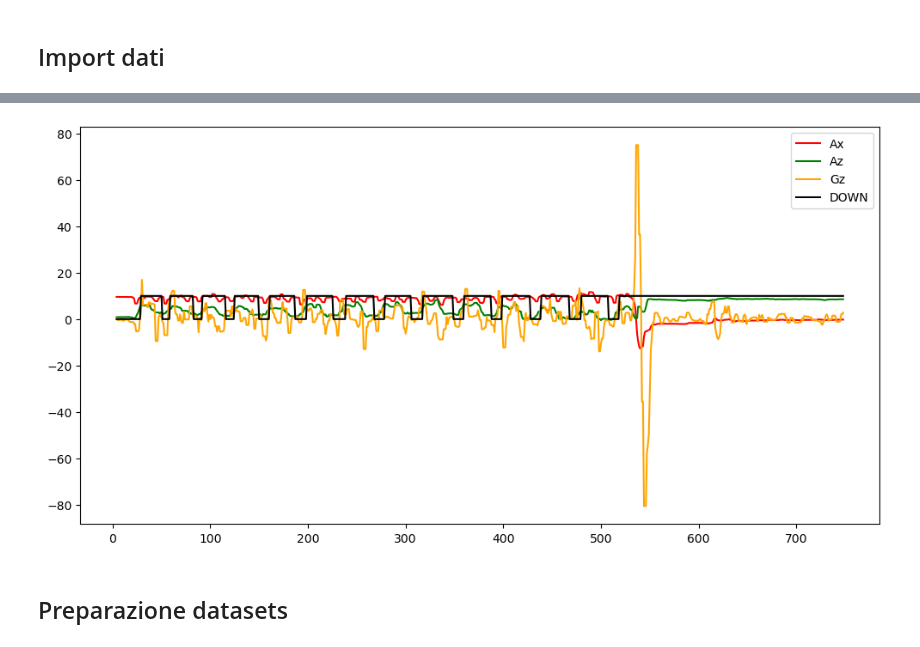
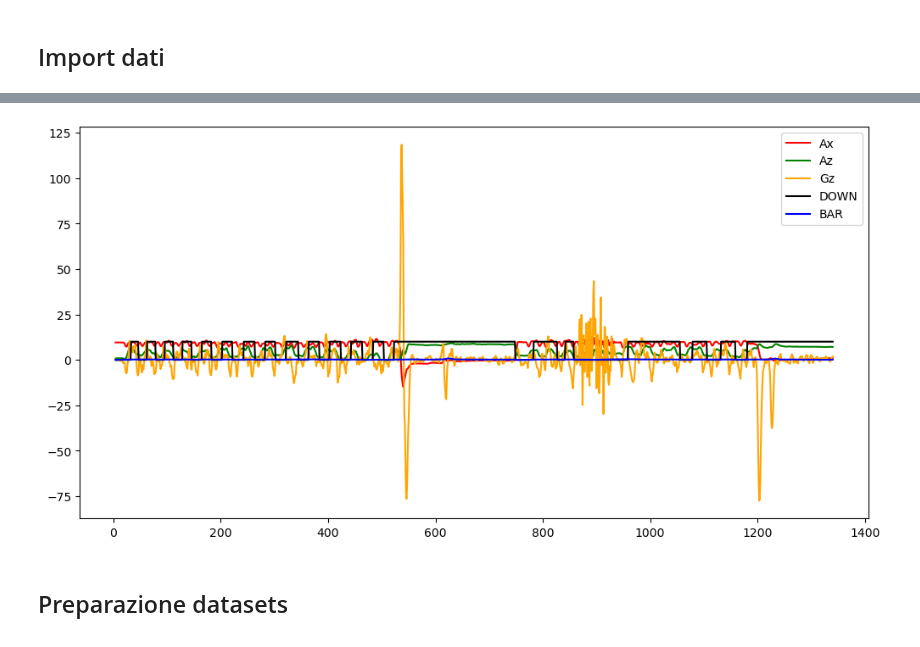
Before and after one commit to paoloartasensi/wow, a Jupyter notebook: squat_creazione_modelli.ipynb, the cells around one changed output, grey strips where cells are left out. Drawn from its saved outputs; the diff is of its cells as text; code cells hidden in the pictures.

```diff
--- a/squat_creazione_modelli.ipynb
+++ b/squat_creazione_modelli.ipynb
@@ -56,0 +39,21 @@ df_raw
+# %%
+# df1 = pd.read_csv('/Users/lorenzobassetti/Dropbox/Quant/Python_DEV/artabax/squat_1130_1.csv' , sep=';' , decimal='.')
+# df2 = pd.read_csv('/Users/lorenzobassetti/Dropbox/Quant/Python_DEV/artabax/squat_1130_prob.csv' , sep=';' , decimal='.')
+# df3 = pd.read_csv('/Users/lorenzobassetti/Dropbox/Quant/Python_DEV/artabax/squat_1130_watch.csv' , sep=';' , decimal='.')
+df4 = pd.read_csv('/Users/lorenzobassetti/Dropbox/Quant/Python_DEV/artabax/squat_1205_1.csv' , sep=';' , decimal='.')
+df5 = pd.read_csv('/Users/lorenzobassetti/Dropbox/Quant/Python_DEV/artabax/squat_1205_2.csv' , sep=';' , decimal='.')
+df_raw = pd.concat([
+                    # df2,
+                    # df3,
+                    df4,
+                    df5,
+                    ], axis=0, ignore_index=True).drop(columns=[
+                        'prob',
+                        'Time',
+                        # 'Mag',
+                        ])
+df_raw.reset_index(drop=True, inplace=True)
+bar_zero = df_raw['BAR'][0]
+df_raw['BAR'] = (df_raw['BAR']/bar_zero-1)*100
+# df_raw.set_index('Time', inplace=True)
+df_raw
@@ -57,7 +74,5 @@ df_raw
 # %%
 df = df_raw.copy()
-# df = df.rolling(3).mean()
-
 
 df_temp = df.loc[df['DOWN'] ==1]
 pos = np.array(df_temp.index)
@@ -66,16 +81,13 @@ for i in pos:
         df.at[i+k, 'DOWN'] =1
 
 # df = df[df.columns.difference(['prob'])].rolling(3).mean()
-df['Ax'] = df['Ax'].rolling(rolling_p).median()
-df['Ay'] = df['Ay'].rolling(rolling_p).median()
-df['Az'] = df['Az'].rolling(rolling_p).median()
-df['BAR'] = df['BAR'].rolling(rolling_p).median()
-df['Gx'] = df['Gx'].rolling(rolling_p).median()
-df['Gy'] = df['Gy'].rolling(rolling_p).median()
-df['Gz'] = df['Gz'].rolling(rolling_p).median()
-
-
-
+df['Ax'] = df['Ax'].rolling(rolling_periods).mean()
+df['Ay'] = df['Ay'].rolling(rolling_periods).mean()
+df['Az'] = df['Az'].rolling(rolling_periods).mean()
+df['BAR'] = df['BAR'].rolling(rolling_periods).mean()
+df['Gx'] = df['Gx'].rolling(rolling_periods).mean()
+df['Gy'] = df['Gy'].rolling(rolling_periods).mean()
+df['Gz'] = df['Gz'].rolling(rolling_periods).mean()
 
 df.dropna(inplace=True)
 # %%
@@ -98,15 +109,15 @@ df
 # %%
 plt.figure(figsize=(12,6))
 plt.plot(df['Ax'], color='red', label='Ax')
 # plt.plot(df['Ay'], color='blue', label='Ay')
 plt.plot(df['Az'], color='green', label='Az')
 plt.plot(df['Gz'], color='orange', label='Gz')
 plt.plot(df['DOWN']*10, color='black', label='DOWN')
-# plt.plot(df['prob']*10, color='blue', label='prob')
+plt.plot(df['BAR']*10, color='blue', label='BAR')
 plt.legend()
 plt.show()
 # %% [output]
-[figure, old version]
+[figure, new version]
 # %% [markdown]
 ## Preparazione datasets
 # %%
```
Also changed, not shown: parts of 16 cells of this notebook, 5 other files.
